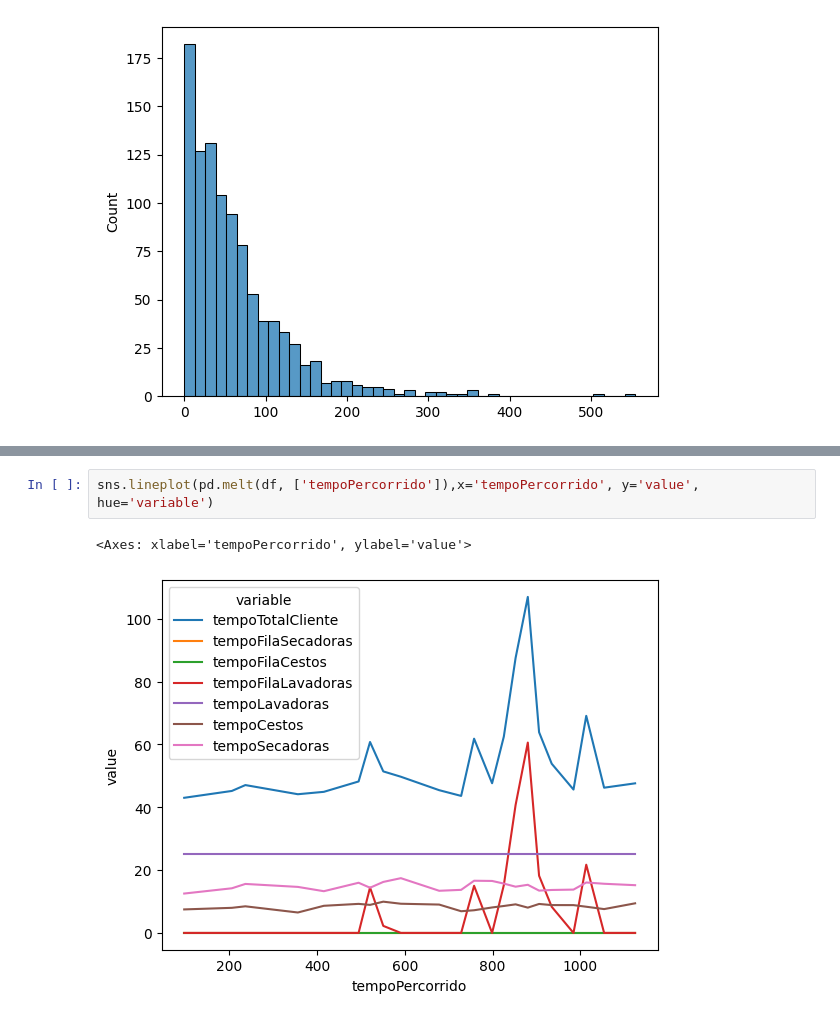
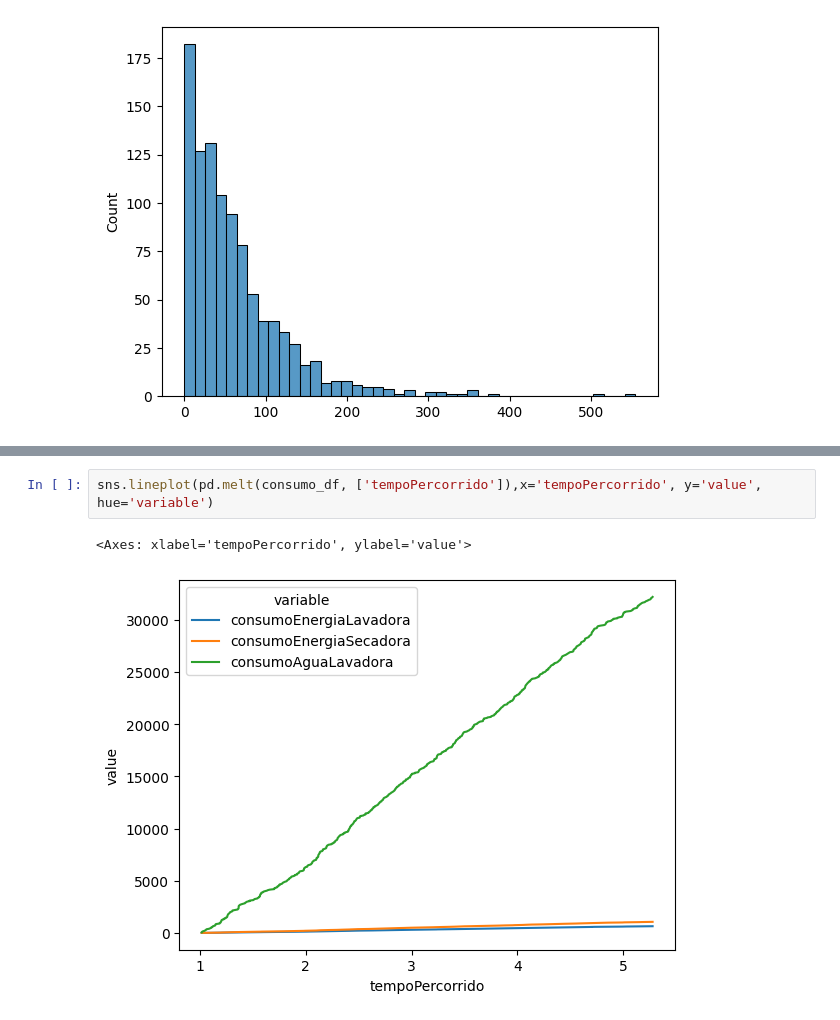
Before and after one commit to ErickFiel/Simulacao-Discreta, a Jupyter notebook: simulation.ipynb, the cells around one changed output, grey strips where cells are left out. Cells and saved outputs as stored; diff of their text form.

```diff
--- a/simulation.ipynb
+++ b/simulation.ipynb
@@ -682,5 +804,5 @@ MovieWriter ffmpeg unavailable; using Pillow instead.
 # %%
-sns.lineplot(pd.melt(df, ['tempoPercorrido']),x='tempoPercorrido', y='value', hue='variable')
+sns.lineplot(pd.melt(consumo_df, ['tempoPercorrido']),x='tempoPercorrido', y='value', hue='variable')
 # %% [output]
 <Axes: xlabel='tempoPercorrido', ylabel='value'>
-[figure, old version]
+[figure, new version]
```
Also changed, not shown: parts of 20 cells of this notebook, 1 other file.
